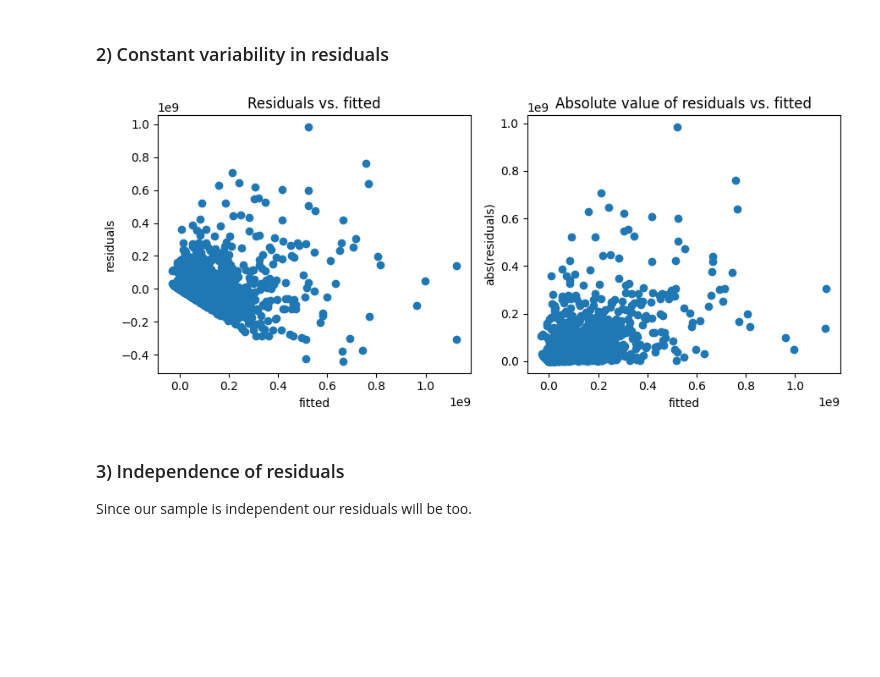
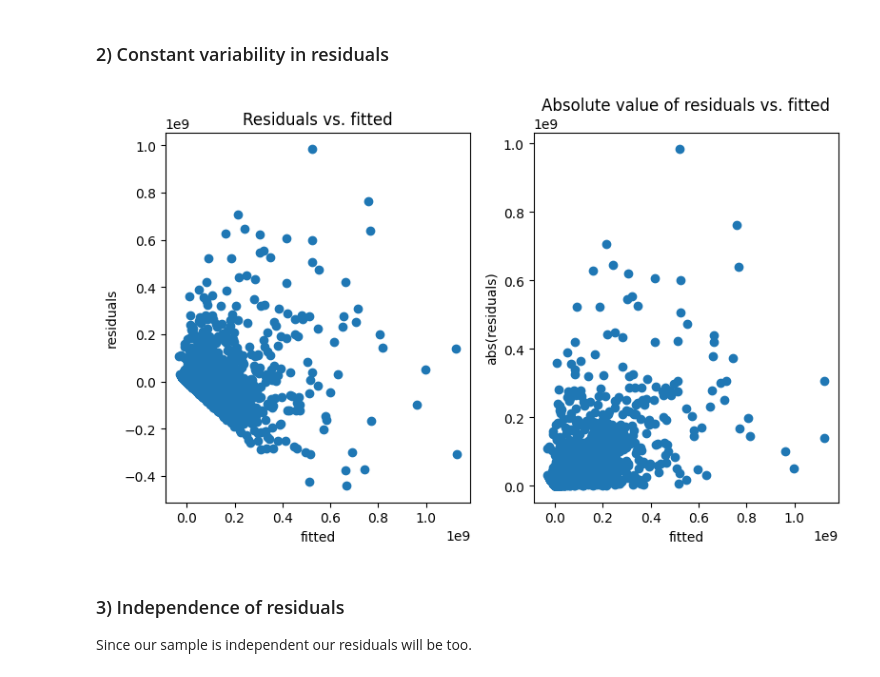
Before and after one commit to WatchmeDoc/MEM264-Applied-Statistics, a Jupyter notebook: analysis/multiple_regression.ipynb, the cells around one changed output. Cells and saved outputs as stored; diff of their text form; code cells hidden in the pictures; blank space fills up the shorter version.

Commit message:
Revert "report and some plot changes"
This reverts commit f255d112ad1dbe0fd4cb1365dded7114ff5bfffb.

```diff
--- a/analysis/multiple_regression.ipynb
+++ b/analysis/multiple_regression.ipynb
@@ -150,25 +150,25 @@ plt.show()
 # %%
 abs_residuals = abs(residuals)
 
-plt.figure(figsize=(9,4))
+plt.figure(figsize=(8,5))
 
 plt.subplot(1,2,1)
 plt.scatter(y_hat, residuals)
 plt.xlabel('fitted')
 plt.ylabel('residuals')
 plt.title('Residuals vs. fitted')
 plt.tight_layout()
 
 plt.subplot(1,2,2)
 plt.scatter(y_hat, abs_residuals)
 plt.xlabel('fitted')
 plt.ylabel('abs(residuals)')
 plt.title('Absolute value of residuals vs. fitted')
 plt.tight_layout()
 
 plt.show()
 # %% [output]
-[figure, old version]
+[figure, new version]
 # %% [markdown]
 ### 3) Independence of residuals
 Since our sample is independent our residuals will be too.
```
Also changed, not shown: parts of 1 cell of this notebook, 1 other file.
